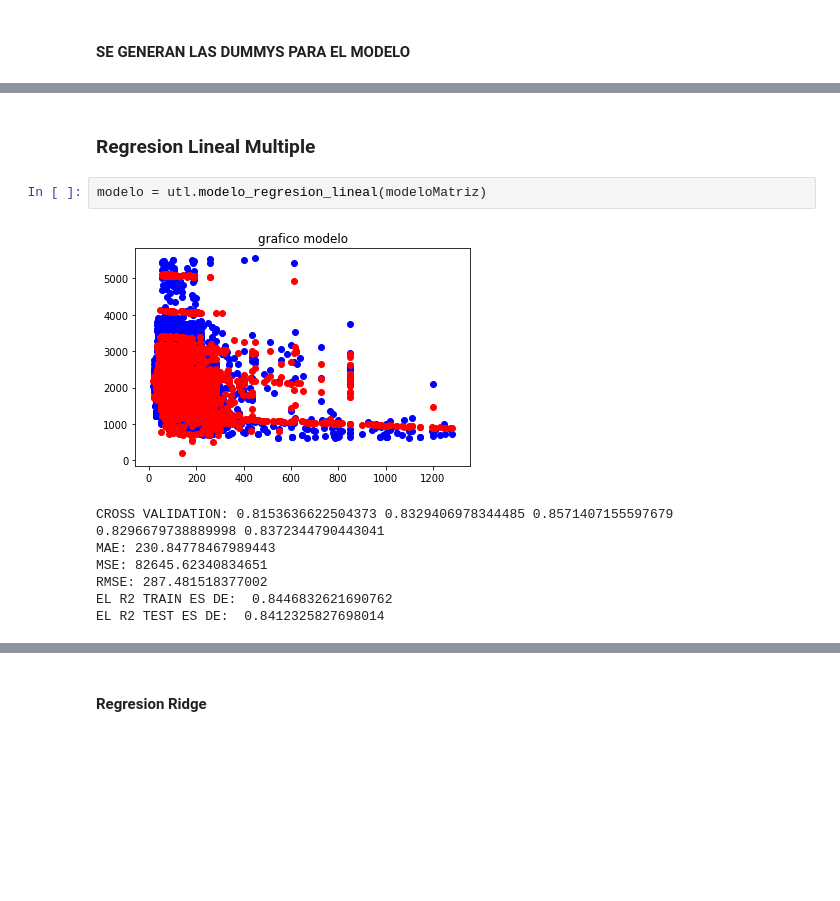
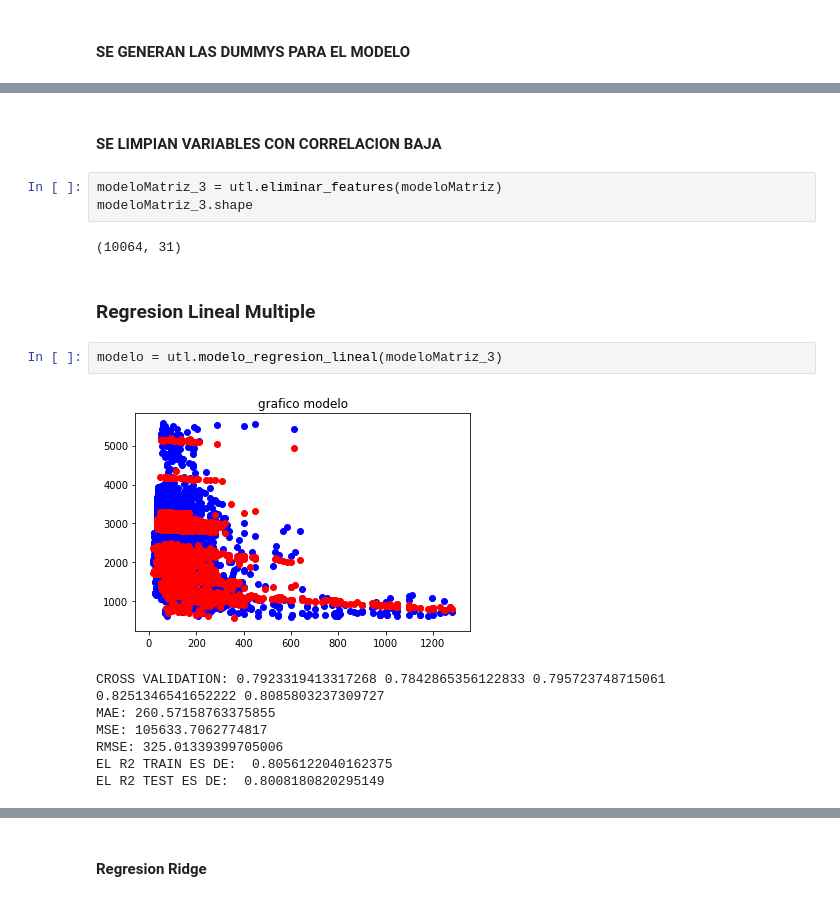
Before and after one commit to dh-Grupo6/modelo-properatti, a Jupyter notebook: Desafio_Modelo_Properatti.ipynb, the cells around one changed output, grey strips where cells are left out. Drawn from its saved outputs; the diff is of its cells as text; blank space fills up the shorter version.

```diff
--- a/Desafio_Modelo_Properatti.ipynb
+++ b/Desafio_Modelo_Properatti.ipynb
@@ -42,12 +102,19 @@ selector = selector.fit(xs, y)
+# %% [markdown]
+#### SE LIMPIAN VARIABLES CON CORRELACION BAJA
+# %%
+modeloMatriz_3 = utl.eliminar_features(modeloMatriz)
+modeloMatriz_3.shape
+# %% [output]
+(10064, 31)
 # %% [markdown]
 ### Regresion Lineal Multiple
 # %%
-modelo = utl.modelo_regresion_lineal(modeloMatriz)
+modelo = utl.modelo_regresion_lineal(modeloMatriz_3)
 # %% [output]
-[figure, old version]
+[figure, new version]
-CROSS VALIDATION: 0.8153636622504373 0.8329406978344485 0.8571407155597679 0.8296679738889998 0.8372344790443041
-MAE: 230.84778467989443
-MSE: 82645.62340834651
-RMSE: 287.481518377002
-EL R2 TRAIN ES DE:  0.8446832621690762
-EL R2 TEST ES DE:  0.8412325827698014
+CROSS VALIDATION: 0.7923319413317268 0.7842865356122833 0.795723748715061 0.8251346541652222 0.8085803237309727
+MAE: 260.57158763375855
+MSE: 105633.7062774817
+RMSE: 325.01339399705006
+EL R2 TRAIN ES DE:  0.8056122040162375
+EL R2 TEST ES DE:  0.8008180820295149
```
Also changed, not shown: parts of 25 cells of this notebook, 25 other files.
